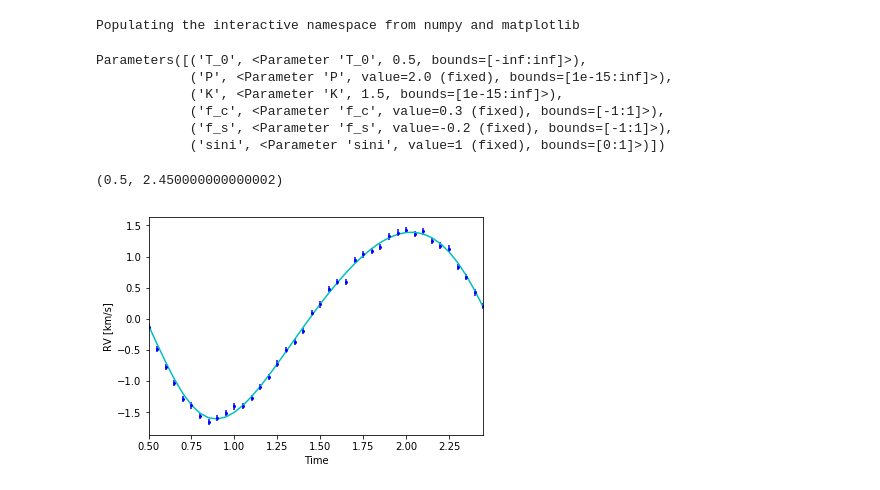
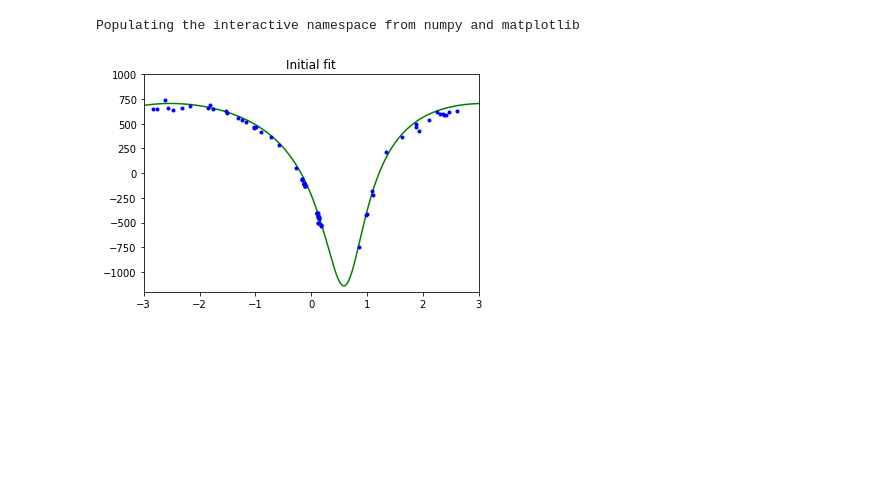
Before and after one commit to pmaxted/pycheops, a Jupyter notebook: pycheops/examples/Notebooks/TestRVModel.ipynb, the cells around one changed output. Drawn from its saved outputs; the diff is of its cells as text; code cells hidden in the pictures; blank space fills up the shorter version.

```diff
--- a/pycheops/examples/Notebooks/TestRVModel.ipynb
+++ b/pycheops/examples/Notebooks/TestRVModel.ipynb
@@ -13,28 +13,32 @@ f_s = -0.2
-# %%
-m = RVModel()
-pars = m.make_params(T_0=T_0, K=K, f_c=f_c, f_s=f_s)
-pars['P'].set(value=P, vary=False)
-pars
-# %% [output]
-Parameters([('T_0', <Parameter 'T_0', 0.5, bounds=[-inf:inf]>),
-            ('P', <Parameter 'P', value=2.0 (fixed), bounds=[1e-15:inf]>),
-            ('K', <Parameter 'K', 1.5, bounds=[1e-15:inf]>),
-            ('f_c', <Parameter 'f_c', value=0.3 (fixed), bounds=[-1:1]>),
-            ('f_s', <Parameter 'f_s', value=-0.2 (fixed), bounds=[-1:1]>),
-            ('sini', <Parameter 'sini', value=1 (fixed), bounds=[0:1]>)])
-# %%
-t = np.arange(T_0,T_0 + P, 0.05)
-yerr = 0.05
-rv_true = m.eval(params=pars, t=t)
-rv = rv_true + normal(0.0, yerr, size=len(t))
-fig,ax=subplots()
-ax.errorbar(t, rv, yerr=yerr,fmt='bo',ms=2)
-ax.plot(t, rv_true,'c')
-ax.set_xlabel('Time')
-ax.set_ylabel('RV [km/s]')
-ax.set_xlim(min(t),max(t))
-#ax.set_ylim(0,1.5*pars['_F'].value)
-# %% [output]
-(0.5, 2.450000000000002)
-[figure, removed]
+# %%
+T_0 = 55288.84923
+P = 5.6334729
+ecc = 0.50910
+omega = 188.09
+K = 923.0
+gamma = 248.0
+gamma_dot = -0.088
+# %%
+rvdata = np.loadtxt('HAT-P2_rv.csv',delimiter=',')
+bjd = rvdata[:,0]
+rv  = rvdata[:,1] - gamma_dot * (bjd-T_0)
+rverr = rvdata[:,2]
+# %%
+m = RVModel()
+f_c = sqrt(ecc)*cos(omega*pi/180)
+f_s = sqrt(ecc)*sin(omega*pi/180)
+pars = m.make_params(T_0=T_0, P=P, K=K, f_c=f_c, f_s=f_s, V_0=gamma)
+pars['P'].set(value=P, vary=False)
+
+t_obs = (((bjd-T_0) + 3) % P) - 3
+fig,ax=subplots()
+ax.errorbar(t_obs, rv, yerr=rverr,fmt='bo',ms=3)
+t_plt = linspace(-3,3,65536)
+rv_plot = m.eval(pars,t=t_plt+T_0)
+ax.plot(t_plt, rv_plot,c='g')
+ax.set_xlim(-3,3)
+ax.set_ylim(-1200,1000)
+ax.set_title('Initial fit');
+# %% [output]
+[figure, added]
 # %%
```
Also changed, not shown: parts of 6 cells of this notebook, 17 other files.
